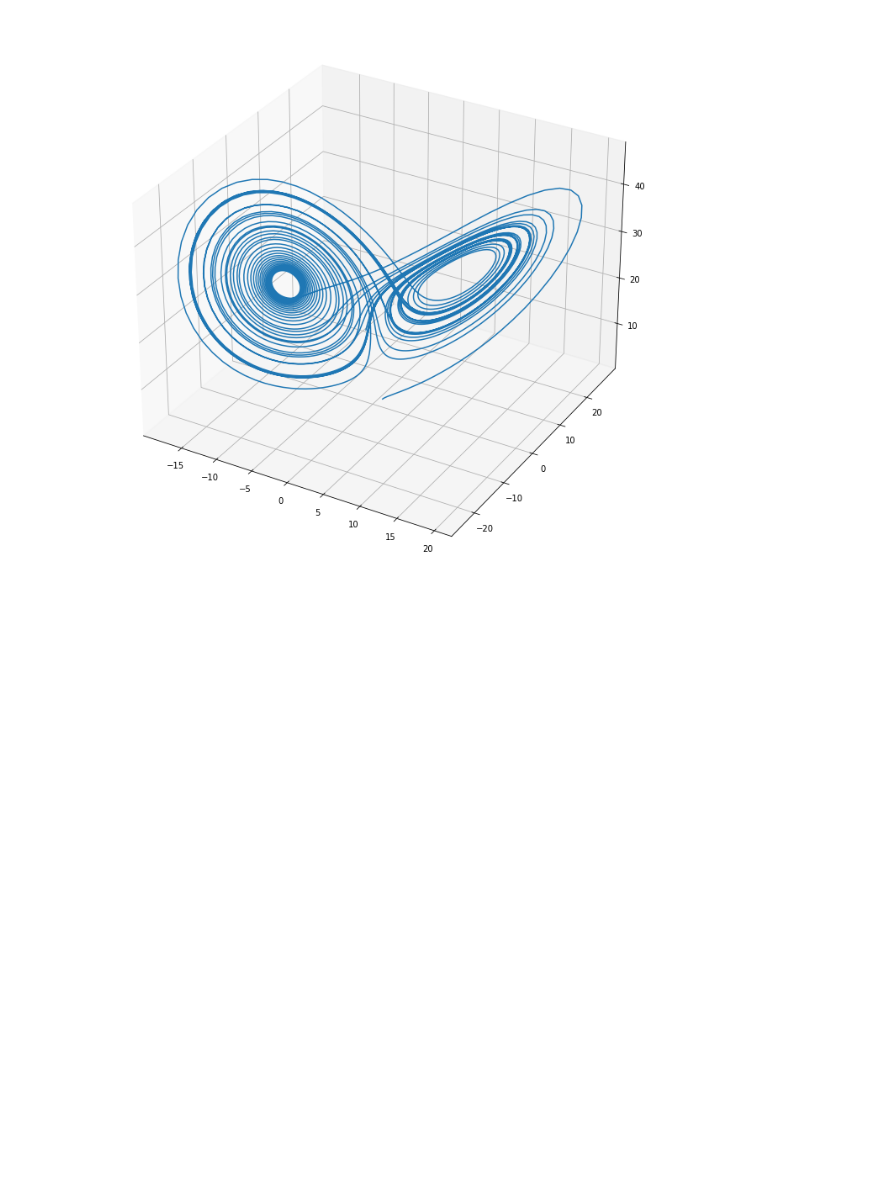
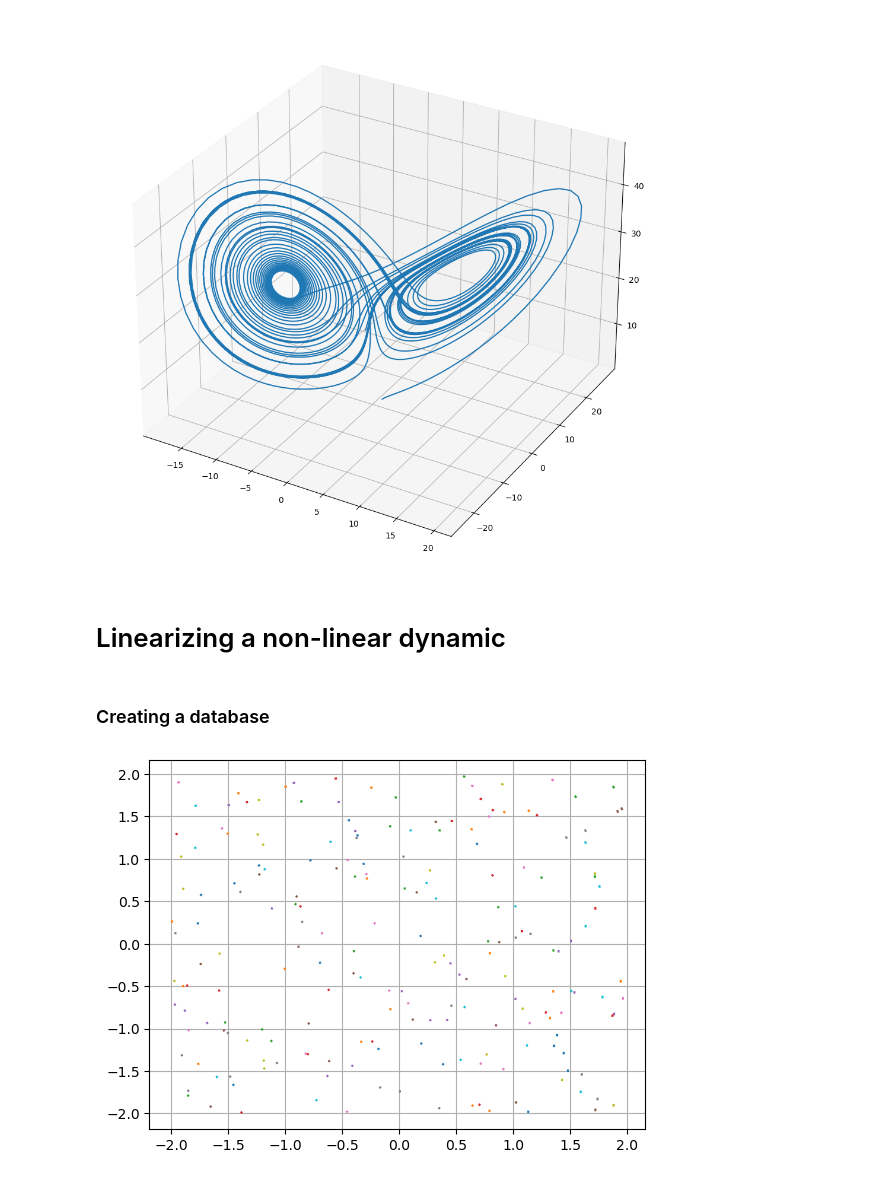
Before and after one commit to antoineperrot/cesi-maths, a Jupyter notebook: notebooks/systemes_dynamiques.ipynb, the cells around one changed output. Saved outputs shown, nothing was run; the diff lists cells and outputs as text; code cells hidden in the pictures; blank space fills up the shorter version.

Commit message:
added almost linearization of lotka-volterra dyanical with koopman theory

```diff
--- a/notebooks/systemes_dynamiques.ipynb
+++ b/notebooks/systemes_dynamiques.ipynb
@@ -260,3 +260,51 @@ plt.draw()
 plt.show()
 # %% [output]
 [figure]
+# %% [markdown]
+#  Linearizing a non-linear dynamic
+# %% [markdown]
+### Creating a database
+# %%
+trend_parameters={"a":2/3,'b':4/3,"c":1.2}
+fix_pt = np.array([trend_parameters['b']/trend_parameters['c'], trend_parameters['a']/trend_parameters['c']])
+
+x0 = np.array([1,1])
+dt = 0.001
+scheme = 'RK4'
+lv = LotkaVolterra(trend_parameters=trend_parameters, scheme_name=scheme)
+
+
+# building a database:
+N_samples = 10 ** 6
+
+X = []
+Y = []
+
+def koopman(x):
+    return np.log(x) - np.log(fix_pt)
+
+def koopman_inv(y):
+    return fix_pt * np.exp(y)
+
+for i in range(N_samples):
+    yy = np.random.uniform(-2, 2, (2,))
+    x = koopman_inv(yy) #
+    #x = np.random
+#     x = np.random.uniform(0,3.5, (2,))
+    times, saved_times = lv.time_window(dt, dt)
+    traj = lv.forecast(x, times, saved_times=saved_times)
+    traj_X = np.log(np.array(list(traj.values()))) - np.log(fix_pt)
+#     traj_X = np.array(list(traj.values()))
+    if i < 200:
+        plt.plot(traj_X[:,0], traj_X[:,1],label=f'{scheme} avec ' +fr'$\Delta t=${dt}')
+    x = traj_X[0]
+    y = traj_X[-1]
+
+    X.append(x)
+    Y.append(y)
+
+plt.grid()
+X = np.array(X)
+Y = np.array(Y)
+# %% [output]
+[figure, added]
```
Also changed, not shown: parts of 11 cells of this notebook.
